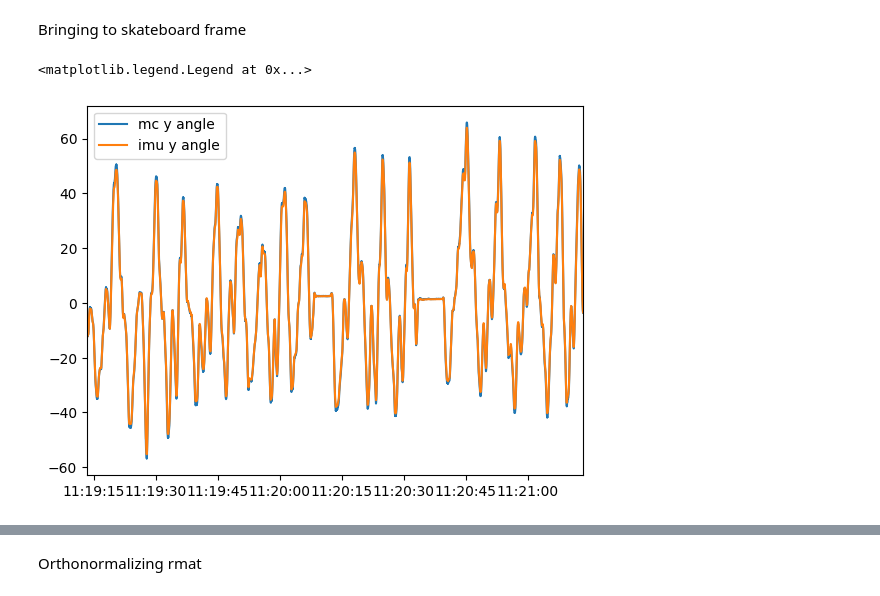
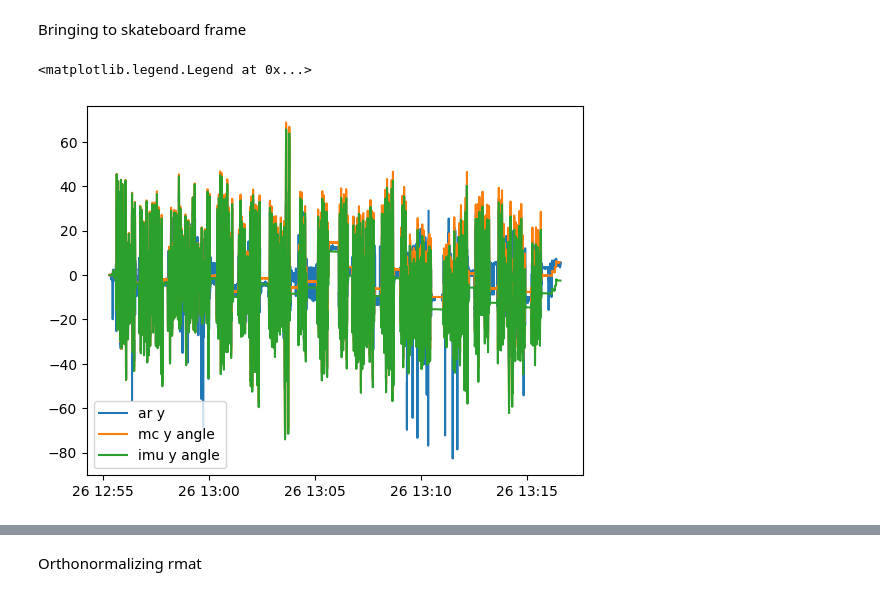
Before and after one commit to SujithChristopher/armbo, a Jupyter notebook: analysis_notebooks/inference_m3_mip_yolo.ipynb, the cells around one changed output, grey strips where cells are left out. Drawn from its saved outputs; the diff is of its cells as text; code cells hidden in the pictures.

```diff
--- a/analysis_notebooks/inference_m3_mip_yolo.ipynb
+++ b/analysis_notebooks/inference_m3_mip_yolo.ipynb
@@ -300,10 +306,6 @@ print(len(coordinate[str(default_ids[0])]["y"]), len(coordinate[str(default_ids[
 _mocap_pth = os.path.join(os.path.dirname(os.path.dirname(_video_pth)), 'validation', f"{_folder_name}.csv")
 _mocap_df, st_time = read_rigid_body_csv(_mocap_pth)
 _mocap_df = add_datetime_col(_mocap_df, st_time, "seconds")
-# %%
-_om = get_rb_marker_name(4)
-_xm = get_rb_marker_name(3)
-_zm = get_rb_marker_name(1)
 # %%
 """
 checking position
@@ -397,8 +393,33 @@ if type(ar_df_49["time"][0]) is not datetime:
 
 if type(ar_df_80["time"][0]) is not datetime:
     ar_df_80 = ar_df_80.with_columns(pl.col("time").str.to_datetime())
+# %%
+for idx, val in enumerate(_imu_df["sync"]):
+    if val == 1:
+        break
+_time_offset = _imu_df['time'][idx] - _mc_df['time'][0]
+
+_time_offset
+_temp_df = ar_df.to_pandas()
+clip_idx = _temp_df['time'].sub(_imu_df['time'][idx]).abs().idxmin()
+ar_df = ar_df[clip_idx:]
+ar_df_49 = ar_df_49[clip_idx:]
+ar_df_80 = ar_df_80[clip_idx:]
+
+ar_df = ar_df.with_columns([(pl.col('time') - _time_offset).alias('time')])
+ar_df_49 = ar_df_49.with_columns([(pl.col('time') - _time_offset).alias('time')])
+ar_df_80 = ar_df_80.with_columns([(pl.col('time') - _time_offset).alias('time')])
+
+_imu_df = _imu_df[idx:]
+_imu_df = _imu_df.with_columns([(pl.col('time') - _time_offset).alias('time')])
 # %% [markdown]
 Bringing to skateboard frame
+# %%
+rmat = []
+for i in range(len(ar_df)):
+    rotation_vectors = np.array([ar_df["rx"][i], ar_df["ry"][i], ar_df["rz"][i]])
+    rotation_matrix = cv2.Rodrigues(rotation_vectors)[0]
+    rmat.append(rotation_matrix)
 # %%
 # This cell is optimized to run faster using polars
 
@@ -406,14 +427,14 @@ Bringing to skateboard frame
 _m_df = _mocap_df.copy()
 _m_df = pl.from_pandas(_m_df)
 
+_x_vec = _m_df[[_xm["x"], _xm["y"], _xm["z"]]].to_numpy()
+_org = _m_df[[_om["x"], _om["y"], _om["z"]]].to_numpy()
+_z_vec = _m_df[[_zm["x"], _zm["y"], _zm["z"]]].to_numpy()
+
 _rotmat_i = []
 for i in tqdm(range(len(_m_df))):
+    _rotmat_i.append(calculate_rotmat(_x_vec[i].reshape((3, 1)), _z_vec[i].reshape((3, 1)), _org[i].reshape((3, 1))))
 
-    _x_vec = _m_df[[_xm["x"], _xm["y"], _xm["z"]]][i, :].to_numpy().T
-    _org = _m_df[[_om["x"], _om["y"], _om["z"]]][i, :].to_numpy().T
-    _z_vec = _m_df[[_zm["x"], _zm["y"], _zm["z"]]][i, :].to_numpy().T
-
-    _rotmat_i.append(calculate_rotmat(_x_vec, _z_vec, _org))
 # calculating del rotmat for mc
 _del_r = []
 for i in tqdm(range(len(_rotmat_i))):
@@ -463,15 +484,15 @@ _theta_z_0 = np.rad2deg(_theta_z_0)
 # %%
 inx = np.random.randint(len(ar_df))
 
 
-# plt.plot(ar_df["time"], _theta_y_0, label = "ar y")
+plt.plot(ar_df["time"], _theta_y_0, label = "ar y")
 plt.plot(_mc_df["time"], _theta_y, label = "mc y angle")
-plt.plot(_imu_df["time"], -_imu_df["ang_z"], label = "imu y angle")
-plt.xlim(ar_df["time"][inx], ar_df["time"][inx]+ timedelta(seconds=120))
+plt.plot(_imu_df["time"], _imu_df["ang_z"], label = "imu y angle")
+# plt.xlim(ar_df["time"][inx], ar_df["time"][inx]+ timedelta(seconds=120))
 plt.legend()
 # %% [output]
 <matplotlib.legend.Legend at 0x...>
-[figure, old version]
+[figure, new version]
 # %%
 plt.plot(_mc_df["x"], label="mocap x")
 plt.plot(_mc_df["y"], label="mocap y")
```
Also changed, not shown: parts of 24 cells of this notebook, 4 other files.
